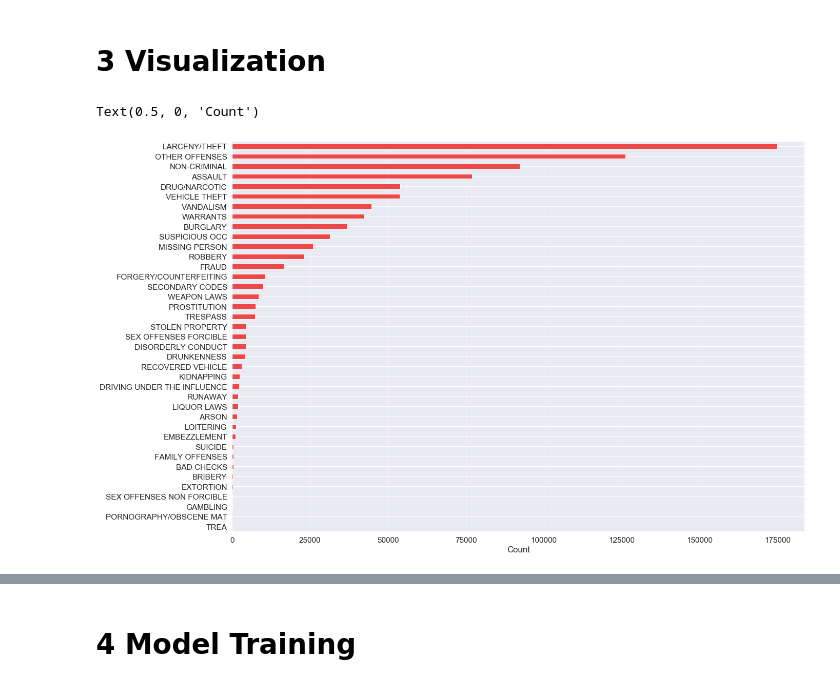
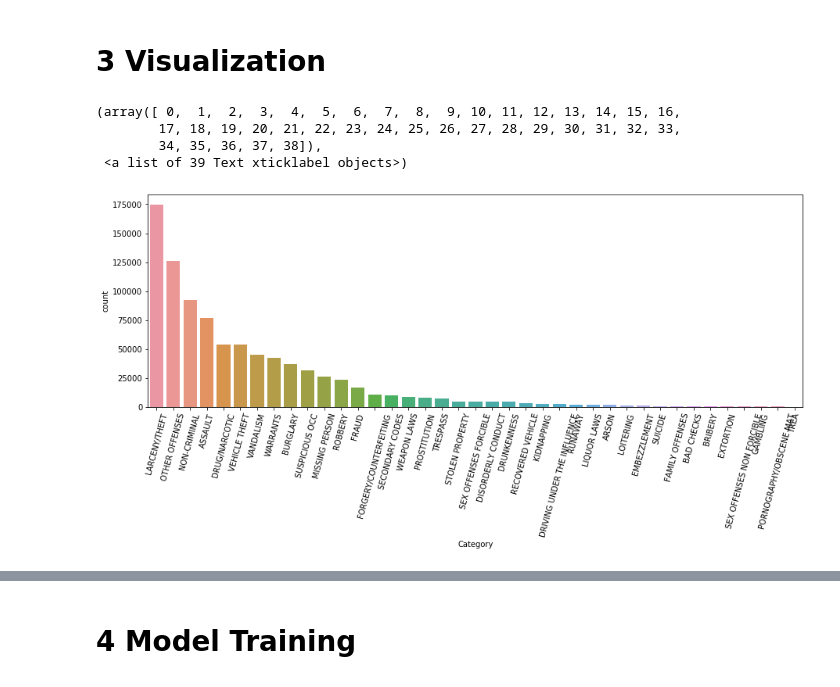
Before and after one commit to flo7up/relataly-public-python-tutorials, a Jupyter notebook: 023 Forecasting Criminal Activity in San Francisco.ipynb, the cells around one changed output, grey strips where cells are left out. Drawn from its saved outputs; the diff is of its cells as text; code cells hidden in the pictures.

```diff
--- a/023 Forecasting Criminal Activity in San Francisco.ipynb
+++ b/023 Forecasting Criminal Activity in San Francisco.ipynb
@@ -118,12 +166,13 @@ x_train, x_test, y_train, y_test = train_test_split(x_df, y_df, train_size=0.7,
 # %% [markdown]
 # 3 Visualization
-# %%
-# Visualizing Category Distribution
-fig, ax = plt.subplots(sharex=False, figsize=(20, 14))
-ordered = df_cleaned['Category']
-ax = ordered.value_counts(sort=True, ascending=True).plot(kind='barh', color='#EE4747')
-ax.set_xlabel('Count')
-# %% [output]
-Text(0.5, 0, 'Count')
-[figure, removed]
+# %%
+plt.figure(figsize=(15,5))
+sns.countplot(x = df_cleaned['Category'], orient='v', order = df_cleaned['Category'].value_counts().index)
+plt.xticks(rotation=75)
+# %% [output]
+(array([ 0,  1,  2,  3,  4,  5,  6,  7,  8,  9, 10, 11, 12, 13, 14, 15, 16,
+        17, 18, 19, 20, 21, 22, 23, 24, 25, 26, 27, 28, 29, 30, 31, 32, 33,
+        34, 35, 36, 37, 38]),
+ <a list of 39 Text xticklabel objects>)
+[figure, added]
 # %%
```
Also changed, not shown: parts of 13 cells of this notebook.
